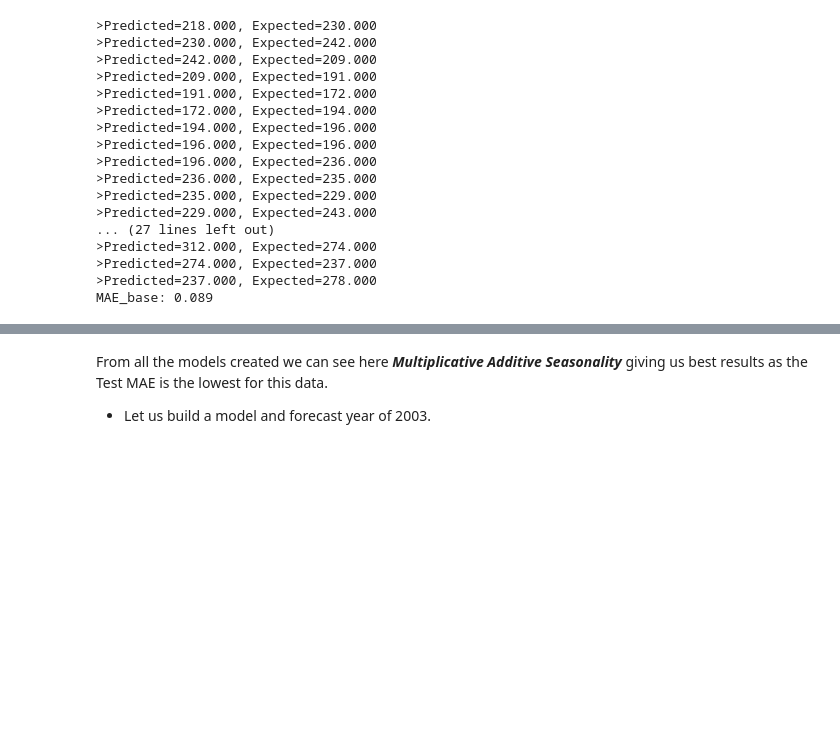
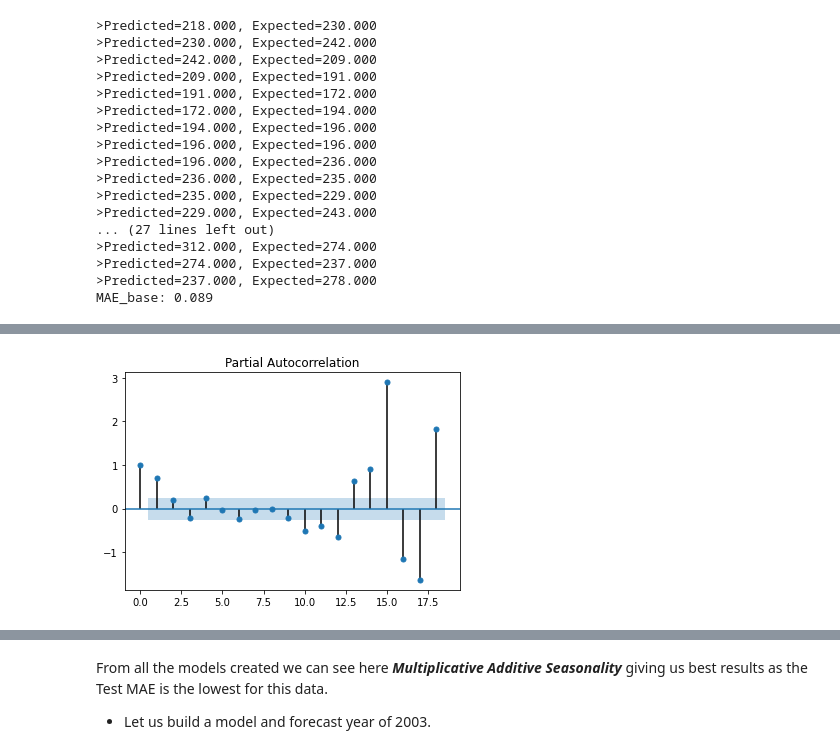
Before and after one commit to manasik29/Assignment_Forecasting_Airline_Passengers_Seats, a Jupyter notebook: Forecasting_Airlines_Passenger_Data.ipynb, the cells around one changed output, grey strips where cells are left out. Cells and saved outputs as stored; diff of their text form; code cells hidden in the pictures; blank space fills up the shorter version.

```diff
--- a/Forecasting_Airlines_Passenger_Data.ipynb
+++ b/Forecasting_Airlines_Passenger_Data.ipynb
@@ -685,0 +633,4 @@ table_mae.sort_values(['MAE_Values'])
+# %%
+pacf = plot_pacf(df_airline["Passengers Third Difference"].dropna())     #p= 1/10
+# %% [output]
+[figure, added]
```
Also changed, not shown: parts of 41 cells of this notebook.
